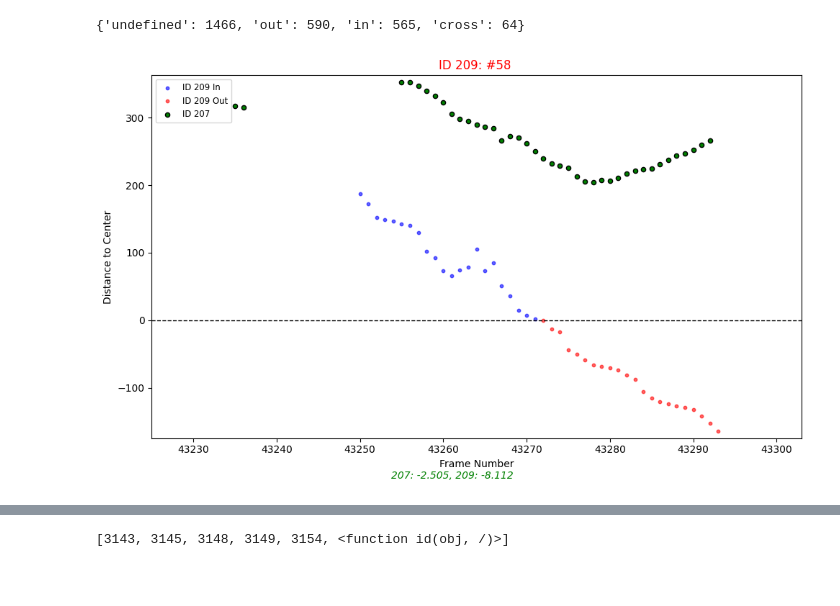
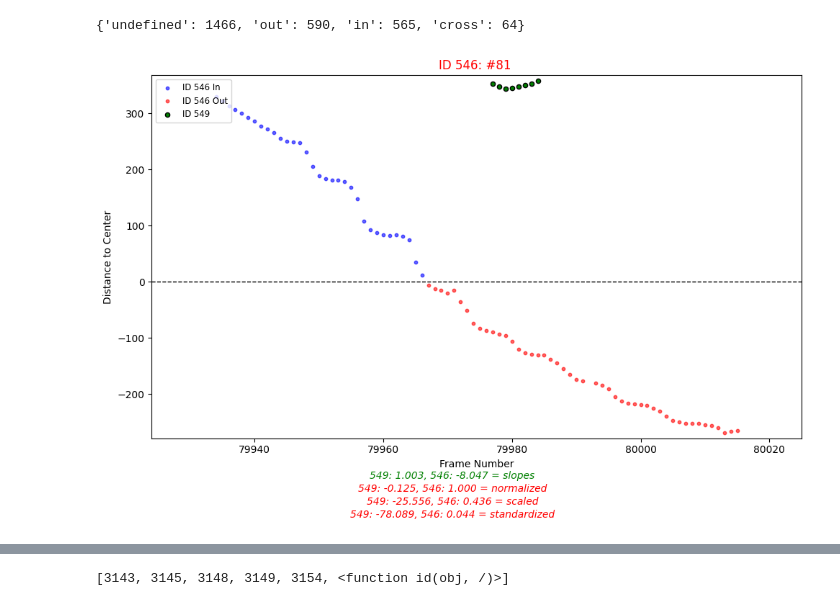
Before and after one commit to dunz21/yolov7-tracker, a Jupyter notebook: none_analysis.ipynb, the cells around one changed output, grey strips where cells are left out. Drawn from its saved outputs; the diff is of its cells as text; code cells hidden in the pictures; blank space fills up the shorter version.

Commit message:
slope advances

```diff
--- a/none_analysis.ipynb
+++ b/none_analysis.ipynb
@@ -63,6 +63,29 @@ def create_plot(df, primary_id,unique_ids, intersecting_id_colors=['green', 'ora
         id_data = df[df['id'] == unique_id]
         slope, intercept, r_value, p_value, std_err = linregress(id_data['frame_number'], id_data['distance_to_center'])
         slopes[unique_id] = slope
+
+    reference_slope = slopes[primary_id]  # You need to define this
+    normalized_slopes = {unique_id: slope / reference_slope for unique_id, slope in slopes.items()}
+
+
+
+    scaled_slopes = {}
+    for unique_id in unique_ids:
+        id_data = df[df['id'] == unique_id]
+        min_y = id_data['distance_to_center'].min()
+        max_y = id_data['distance_to_center'].max()
+        scaled_slopes[unique_id] = (slopes[unique_id] - min_y) / (max_y - min_y) if max_y != min_y else 0
+
+
+    standardized_slopes = {}
+    for unique_id in unique_ids:
+        id_data = df[df['id'] == unique_id]
+        mean_y = id_data['distance_to_center'].mean()
+        std_y = id_data['distance_to_center'].std()
+        standardized_slopes[unique_id] = (slopes[unique_id] - mean_y) / std_y if std_y != 0 else 0
+
+
+
     # Create the figure and axis objects
     fig, ax = plt.subplots(figsize=(10, 6))  # You can adjust the size as needed
 
@@ -108,7 +131,16 @@ def create_plot(df, primary_id,unique_ids, intersecting_id_colors=['green', 'ora
     ax.set_ylabel('Distance to Center')
     ax.legend(loc='upper left', fontsize='small')
     slopes_text = ', '.join([f'{key}: {value:.3f}' for key, value in slopes.items()])
-    fig.text(0.5, 0.01, slopes_text, ha='center', va='center', fontsize=10, color='green', style='italic')  # Adjust the position and style as needed
+    fig.text(0.5, 0.01, f"{slopes_text} = slopes", ha='center', va='center', fontsize=10, color='green', style='italic')  # Adjust the position and style as needed
+
+    normalized_slopes_text = ', '.join([f'{key}: {value:.3f}' for key, value in normalized_slopes.items()])
+    fig.text(0.5, -0.02, f"{normalized_slopes_text} = normalized", ha='center', va='center', fontsize=10, color='blue', style='italic')  # Adjust the position and style as needed
+
+    scaled_slopes_text = ', '.join([f'{key}: {value:.3f}' for key, value in scaled_slopes.items()])
+    fig.text(0.5, -0.05, f"{scaled_slopes_text} = scaled", ha='center', va='center', fontsize=10, color='blue', style='italic')  # Adjust the position and style as needed
+
+    standardized_slopes_text = ', '.join([f'{key}: {value:.3f}' for key, value in standardized_slopes.items()])
+    fig.text(0.5, -0.08, f"{standardized_slopes_text} = standardized", ha='center', va='center', fontsize=10, color='blue', style='italic')  # Adjust the position and style as needed
 
 
 
@@ -116,18 +148,18 @@ def create_plot(df, primary_id,unique_ids, intersecting_id_colors=['green', 'ora
     plt.tight_layout()
     plt.show()
 # %%
-primary_id = 209
+primary_id = 546
 query = 'SELECT * FROM overlap_results'
 overlap_results = pd.read_sql(query, conn)
 
 overlap_results_only_id = overlap_results[overlap_results['id'] == primary_id]
 ids_overlap = list(overlap_results_only_id['id_overlap'])
 ids_overlap.append(primary_id)  # Append the integer version of id
 
 query = 'SELECT id, distance_to_center, frame_number FROM bbox_raw WHERE id IN ({})'.format(', '.join(['?']*len(ids_overlap)))
 bbox2 = pd.read_sql(query, conn, params=ids_overlap)
 
 
 plot_path = create_plot(bbox2,primary_id, ids_overlap)
 # %% [output]
-[figure, old version]
+[figure, new version]
```
Also changed, not shown: parts of 2 cells of this notebook, 1 other file.
